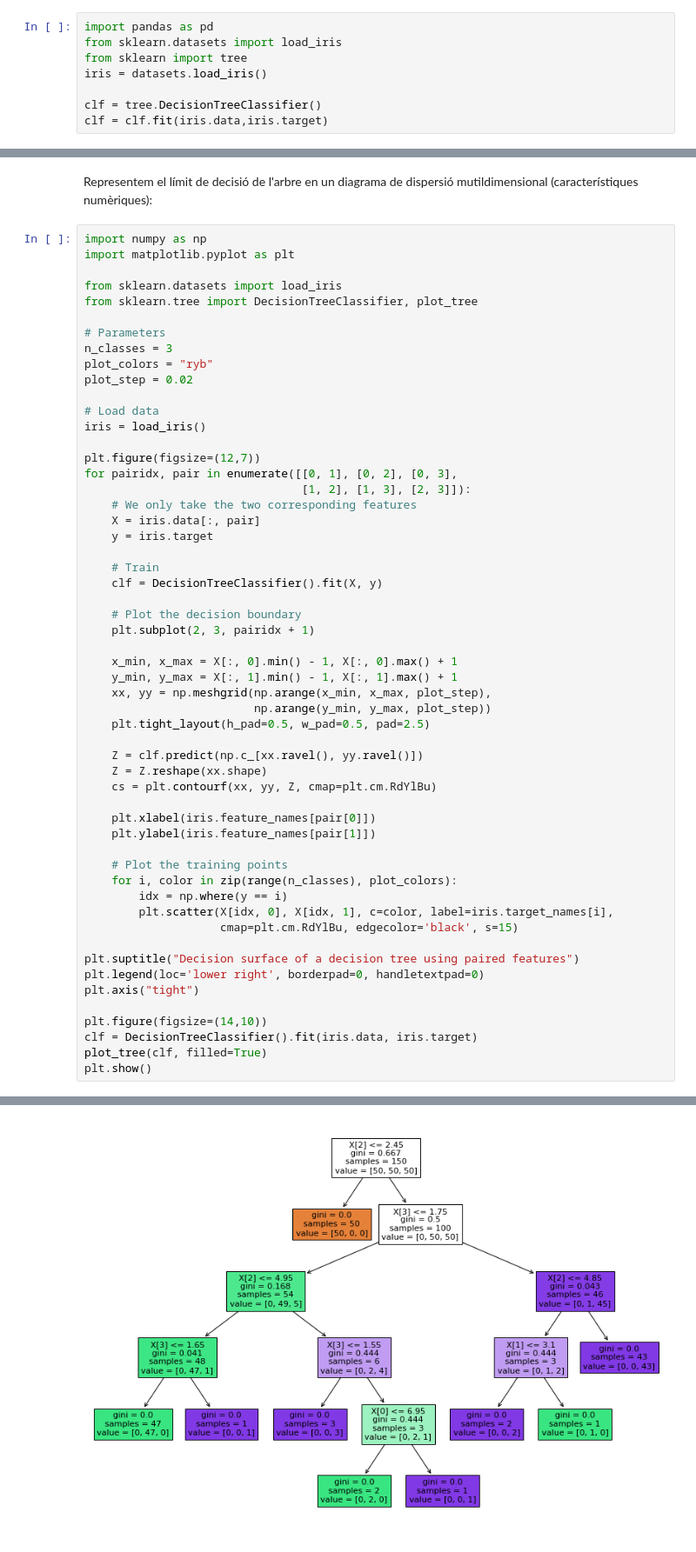
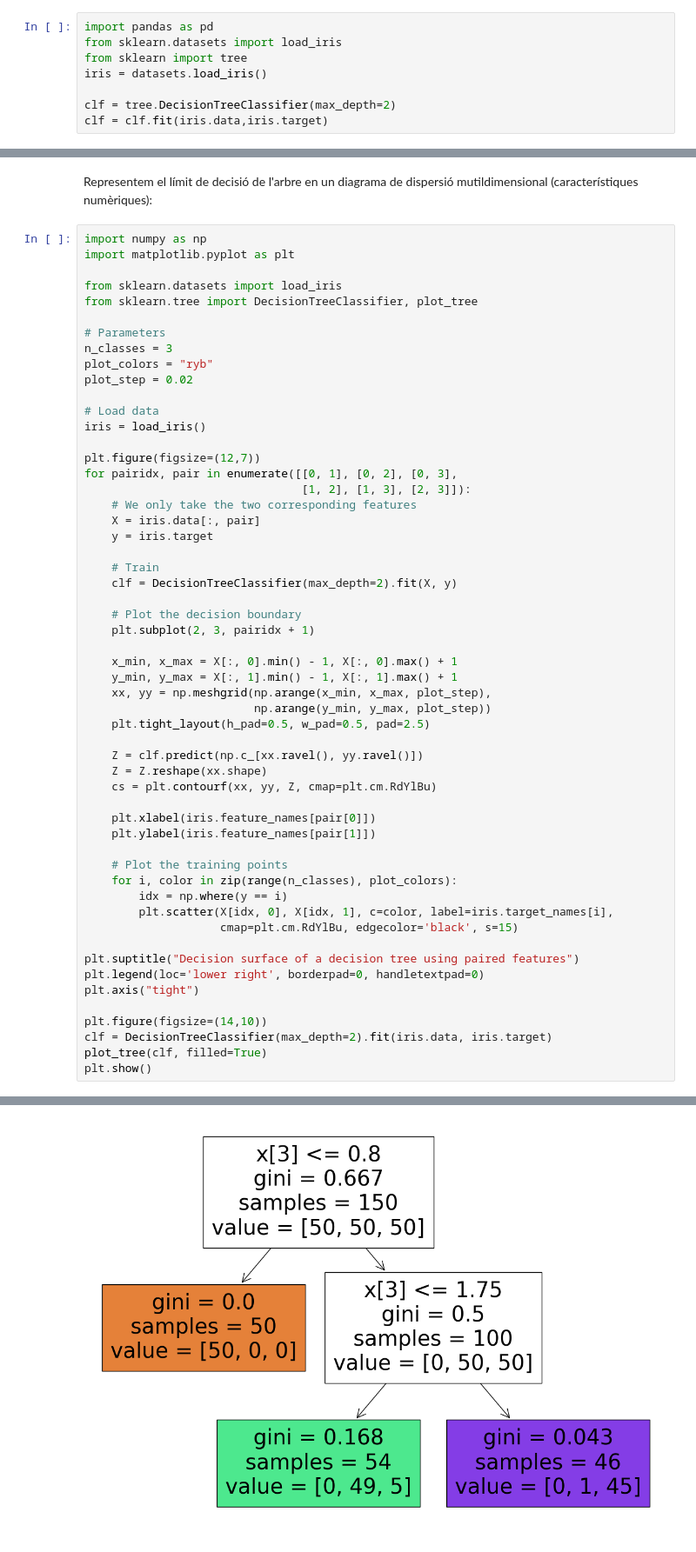
Before and after one commit to raulbenitez/introAI_ICE, a Jupyter notebook: Tema4_Classificació_Supervisada.ipynb, the cells around one changed output, grey strips where cells are left out. Shown at 87% size. Saved outputs shown, nothing was run; the diff lists cells and outputs as text.

```diff
--- a/Tema4_Classificació_Supervisada.ipynb
+++ b/Tema4_Classificació_Supervisada.ipynb
@@ -431,7 +445,7 @@ from sklearn.datasets import load_iris
 from sklearn import tree
 iris = datasets.load_iris()
 
-clf = tree.DecisionTreeClassifier()
+clf = tree.DecisionTreeClassifier(max_depth=2)
 clf = clf.fit(iris.data,iris.target)
 # %%
 import seaborn as sns
@@ -479,7 +493,7 @@ for pairidx, pair in enumerate([[0, 1], [0, 2], [0, 3],
     y = iris.target
 
     # Train
-    clf = DecisionTreeClassifier().fit(X, y)
+    clf = DecisionTreeClassifier(max_depth=2).fit(X, y)
 
     # Plot the decision boundary
     plt.subplot(2, 3, pairidx + 1)
@@ -508,7 +522,7 @@ plt.legend(loc='lower right', borderpad=0, handletextpad=0)
 plt.axis("tight")
 
 plt.figure(figsize=(14,10))
-clf = DecisionTreeClassifier().fit(iris.data, iris.target)
+clf = DecisionTreeClassifier(max_depth=2).fit(iris.data, iris.target)
 plot_tree(clf, filled=True)
 plt.show()
 # %% [output]
@@ -516 +530 @@ plt.show()
-[figure, old version]
+[figure, new version]
```
Also changed, not shown: parts of 19 cells of this notebook.
